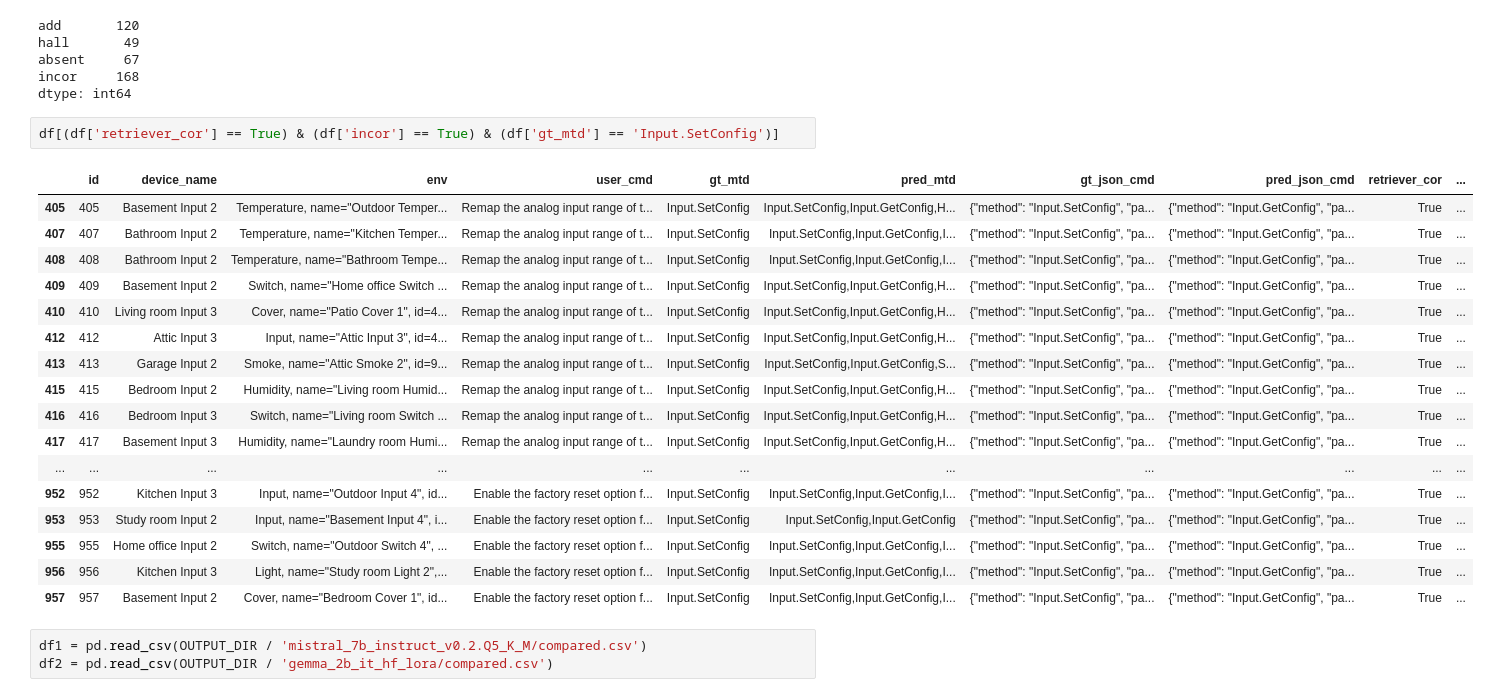
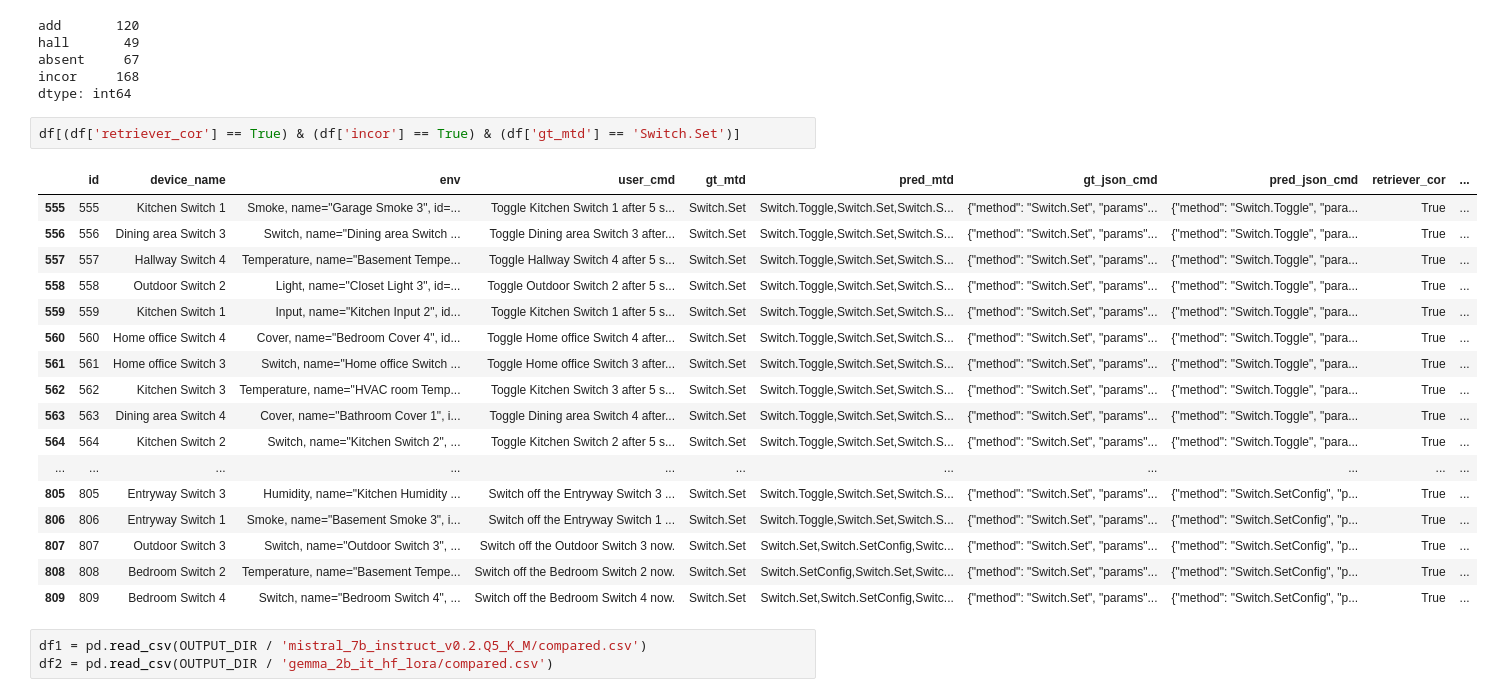
Before and after one commit to viktorpovazhuk/home_assistant_llm, a Jupyter notebook: validation.ipynb, the cells around one changed output. Saved outputs shown, nothing was run; the diff lists cells and outputs as text.

```diff
--- a/validation.ipynb
+++ b/validation.ipynb
@@ -665,25 +667,25 @@ absent     67
 incor     168
 dtype: int64
 # %%
-df[(df['retriever_cor'] == True) & (df['incor'] == True) & (df['gt_mtd'] == 'Input.SetConfig')]
+df[(df['retriever_cor'] == True) & (df['incor'] == True) & (df['gt_mtd'] == 'Switch.Set')]
 # %% [output]
 |  | id | device_name | env | user_cmd | gt_mtd | pred_mtd | gt_json_cmd | pred_json_cmd | retriever_cor | ... |
-| 405 | 405 | Basement Input 2 | Temperature, name="Outdoor Temper... | Remap the analog input range of t... | Input.SetConfig | Input.SetConfig,Input.GetConfig,H... | {"method": "Input.SetConfig", "pa... | {"method": "Input.GetConfig", "pa... | True | ... |
-| 407 | 407 | Bathroom Input 2 | Temperature, name="Kitchen Temper... | Remap the analog input range of t... | Input.SetConfig | Input.SetConfig,Input.GetConfig,I... | {"method": "Input.SetConfig", "pa... | {"method": "Input.GetConfig", "pa... | True | ... |
-| 408 | 408 | Bathroom Input 2 | Temperature, name="Bathroom Tempe... | Remap the analog input range of t... | Input.SetConfig | Input.SetConfig,Input.GetConfig,I... | {"method": "Input.SetConfig", "pa... | {"method": "Input.GetConfig", "pa... | True | ... |
-| 409 | 409 | Basement Input 2 | Switch, name="Home office Switch ... | Remap the analog input range of t... | Input.SetConfig | Input.SetConfig,Input.GetConfig,H... | {"method": "Input.SetConfig", "pa... | {"method": "Input.GetConfig", "pa... | True | ... |
-| 410 | 410 | Living room Input 3 | Cover, name="Patio Cover 1", id=4... | Remap the analog input range of t... | Input.SetConfig | Input.SetConfig,Input.GetConfig,H... | {"method": "Input.SetConfig", "pa... | {"method": "Input.GetConfig", "pa... | True | ... |
-| 412 | 412 | Attic Input 3 | Input, name="Attic Input 3", id=4... | Remap the analog input range of t... | Input.SetConfig | Input.SetConfig,Input.GetConfig,H... | {"method": "Input.SetConfig", "pa... | {"method": "Input.GetConfig", "pa... | True | ... |
-| 413 | 413 | Garage Input 2 | Smoke, name="Attic Smoke 2", id=9... | Remap the analog input range of t... | Input.SetConfig | Input.SetConfig,Input.GetConfig,S... | {"method": "Input.SetConfig", "pa... | {"method": "Input.GetConfig", "pa... | True | ... |
-| 415 | 415 | Bedroom Input 2 | Humidity, name="Living room Humid... | Remap the analog input range of t... | Input.SetConfig | Input.SetConfig,Input.GetConfig,H... | {"method": "Input.SetConfig", "pa... | {"method": "Input.GetConfig", "pa... | True | ... |
-| 416 | 416 | Bedroom Input 3 | Switch, name="Living room Switch ... | Remap the analog input range of t... | Input.SetConfig | Input.SetConfig,Input.GetConfig,H... | {"method": "Input.SetConfig", "pa... | {"method": "Input.GetConfig", "pa... | True | ... |
-| 417 | 417 | Basement Input 3 | Humidity, name="Laundry room Humi... | Remap the analog input range of t... | Input.SetConfig | Input.SetConfig,Input.GetConfig,H... | {"method": "Input.SetConfig", "pa... | {"method": "Input.GetConfig", "pa... | True | ... |
+| 555 | 555 | Kitchen Switch 1 | Smoke, name="Garage Smoke 3", id=... | Toggle Kitchen Switch 1 after 5 s... | Switch.Set | Switch.Toggle,Switch.Set,Switch.S... | {"method": "Switch.Set", "params"... | {"method": "Switch.Toggle", "para... | True | ... |
+| 556 | 556 | Dining area Switch 3 | Switch, name="Dining area Switch ... | Toggle Dining area Switch 3 after... | Switch.Set | Switch.Toggle,Switch.Set,Switch.S... | {"method": "Switch.Set", "params"... | {"method": "Switch.Toggle", "para... | True | ... |
+| 557 | 557 | Hallway Switch 4 | Temperature, name="Basement Tempe... | Toggle Hallway Switch 4 after 5 s... | Switch.Set | Switch.Toggle,Switch.Set,Switch.S... | {"method": "Switch.Set", "params"... | {"method": "Switch.Toggle", "para... | True | ... |
+| 558 | 558 | Outdoor Switch 2 | Light, name="Closet Light 3", id=... | Toggle Outdoor Switch 2 after 5 s... | Switch.Set | Switch.Toggle,Switch.Set,Switch.S... | {"method": "Switch.Set", "params"... | {"method": "Switch.Toggle", "para... | True | ... |
+| 559 | 559 | Kitchen Switch 1 | Input, name="Kitchen Input 2", id... | Toggle Kitchen Switch 1 after 5 s... | Switch.Set | Switch.Toggle,Switch.Set,Switch.S... | {"method": "Switch.Set", "params"... | {"method": "Switch.Toggle", "para... | True | ... |
+| 560 | 560 | Home office Switch 4 | Cover, name="Bedroom Cover 4", id... | Toggle Home office Switch 4 after... | Switch.Set | Switch.Toggle,Switch.Set,Switch.S... | {"method": "Switch.Set", "params"... | {"method": "Switch.Toggle", "para... | True | ... |
+| 561 | 561 | Home office Switch 3 | Switch, name="Home office Switch ... | Toggle Home office Switch 3 after... | Switch.Set | Switch.Toggle,Switch.Set,Switch.S... | {"method": "Switch.Set", "params"... | {"method": "Switch.Toggle", "para... | True | ... |
+| 562 | 562 | Kitchen Switch 3 | Temperature, name="HVAC room Temp... | Toggle Kitchen Switch 3 after 5 s... | Switch.Set | Switch.Toggle,Switch.Set,Switch.S... | {"method": "Switch.Set", "params"... | {"method": "Switch.Toggle", "para... | True | ... |
+| 563 | 563 | Dining area Switch 4 | Cover, name="Bathroom Cover 1", i... | Toggle Dining area Switch 4 after... | Switch.Set | Switch.Toggle,Switch.Set,Switch.S... | {"method": "Switch.Set", "params"... | {"method": "Switch.Toggle", "para... | True | ... |
+| 564 | 564 | Kitchen Switch 2 | Switch, name="Kitchen Switch 2", ... | Toggle Kitchen Switch 2 after 5 s... | Switch.Set | Switch.Toggle,Switch.Set,Switch.S... | {"method": "Switch.Set", "params"... | {"method": "Switch.Toggle", "para... | True | ... |
 | ... | ... | ... | ... | ... | ... | ... | ... | ... | ... | ... |
-| 952 | 952 | Kitchen Input 3 | Input, name="Outdoor Input 4", id... | Enable the factory reset option f... | Input.SetConfig | Input.SetConfig,Input.GetConfig,I... | {"method": "Input.SetConfig", "pa... | {"method": "Input.GetConfig", "pa... | True | ... |
-| 953 | 953 | Study room Input 2 | Input, name="Basement Input 4", i... | Enable the factory reset option f... | Input.SetConfig | Input.SetConfig,Input.GetConfig | {"method": "Input.SetConfig", "pa... | {"method": "Input.GetConfig", "pa... | True | ... |
-| 955 | 955 | Home office Input 2 | Switch, name="Outdoor Switch 4", ... | Enable the factory reset option f... | Input.SetConfig | Input.SetConfig,Input.GetConfig,I... | {"method": "Input.SetConfig", "pa... | {"method": "Input.GetConfig", "pa... | True | ... |
-| 956 | 956 | Kitchen Input 3 | Light, name="Study room Light 2",... | Enable the factory reset option f... | Input.SetConfig | Input.SetConfig,Input.GetConfig,I... | {"method": "Input.SetConfig", "pa... | {"method": "Input.GetConfig", "pa... | True | ... |
-| 957 | 957 | Basement Input 2 | Cover, name="Bedroom Cover 1", id... | Enable the factory reset option f... | Input.SetConfig | Input.SetConfig,Input.GetConfig,I... | {"method": "Input.SetConfig", "pa... | {"method": "Input.GetConfig", "pa... | True | ... |
+| 805 | 805 | Entryway Switch 3 | Humidity, name="Kitchen Humidity ... | Switch off the Entryway Switch 3 ... | Switch.Set | Switch.Toggle,Switch.Set,Switch.S... | {"method": "Switch.Set", "params"... | {"method": "Switch.SetConfig", "p... | True | ... |
+| 806 | 806 | Entryway Switch 1 | Smoke, name="Basement Smoke 3", i... | Switch off the Entryway Switch 1 ... | Switch.Set | Switch.Toggle,Switch.Set,Switch.S... | {"method": "Switch.Set", "params"... | {"method": "Switch.SetConfig", "p... | True | ... |
+| 807 | 807 | Outdoor Switch 3 | Switch, name="Outdoor Switch 3", ... | Switch off the Outdoor Switch 3 now. | Switch.Set | Switch.Set,Switch.SetConfig,Switc... | {"method": "Switch.Set", "params"... | {"method": "Switch.SetConfig", "p... | True | ... |
+| 808 | 808 | Bedroom Switch 2 | Temperature, name="Basement Tempe... | Switch off the Bedroom Switch 2 now. | Switch.Set | Switch.SetConfig,Switch.Set,Switc... | {"method": "Switch.Set", "params"... | {"method": "Switch.SetConfig", "p... | True | ... |
+| 809 | 809 | Bedroom Switch 4 | Switch, name="Bedroom Switch 4", ... | Switch off the Bedroom Switch 4 now. | Switch.Set | Switch.Set,Switch.SetConfig,Switc... | {"method": "Switch.Set", "params"... | {"method": "Switch.SetConfig", "p... | True | ... |
 # %%
 df1 = pd.read_csv(OUTPUT_DIR / 'mistral_7b_instruct_v0.2.Q5_K_M/compared.csv')
 df2 = pd.read_csv(OUTPUT_DIR / 'gemma_2b_it_hf_lora/compared.csv')
```
Also changed, not shown: parts of 1 cell of this notebook.
